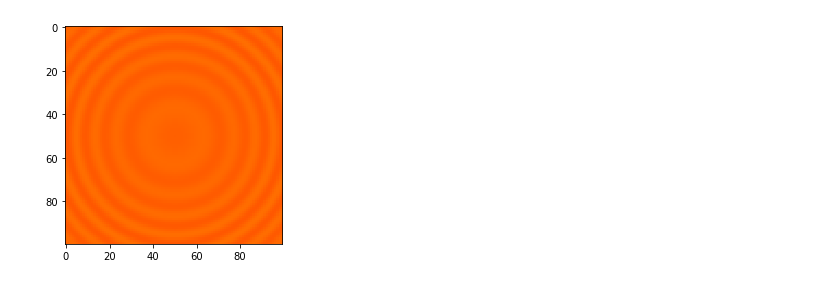
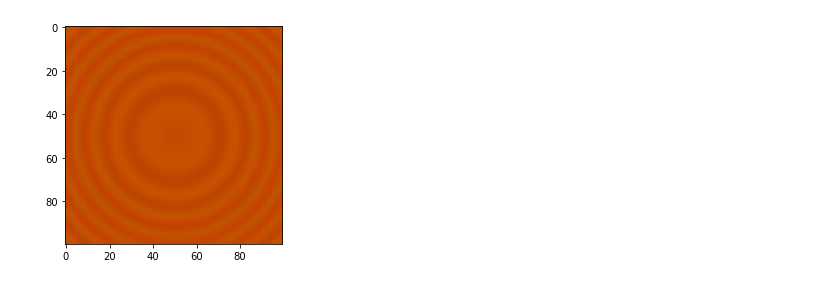
Before and after one commit to royess/RealMichelson, a Jupyter notebook: colored_examples.ipynb, the cells around one changed output. Drawn from its saved outputs; the diff is of its cells as text; code cells hidden in the pictures.

```diff
--- a/colored_examples.ipynb
+++ b/colored_examples.ipynb
@@ -95,6 +142,8 @@ Wall time: 819 ms
 [figure]
 # %%
 %%time
+
+fig, ax = plt.subplots()
 
 simulation = MichelsonSimulation()
 simulation.initialMirrorG([0, 0, 0], [-1, 1, 0])
@@ -102,10 +151,9 @@ simulation.initialMirrorM1([0, 100, 0], [0, -1, 0])
 simulation.initialMirrorM2([100-1e-3, 0, 0], [-1, 0, 0])
 
 for lam in np.arange(600-50,600+50,5):
-    simulation.insertSource([-20, 0, 0], lam, 0.03)
+    simulation.insertSource([-20, 0, 0], lam, False, 0.005)
 
 simulation.changeToLocal()
-simulation.localInterference()
 
-showPattern(simulation, isColored=True)
+showPattern(ax, simulation, True)
 # %% [output]
@@ -113,3 +161,3 @@ Wall time: 3.83 s
-[figure, old version]
+[figure, new version]
 # %%
 %%time
```
Also changed, not shown: parts of 13 cells of this notebook, 2 other files.
